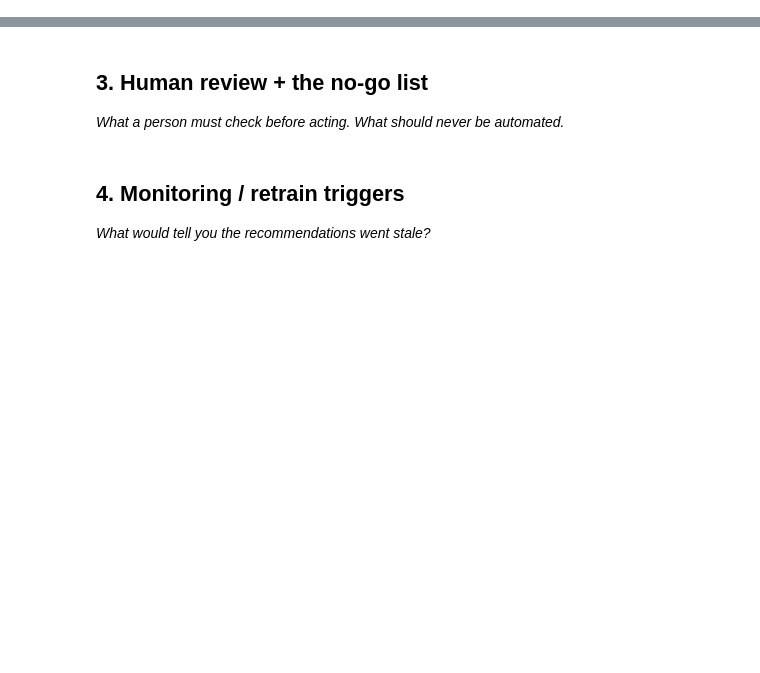
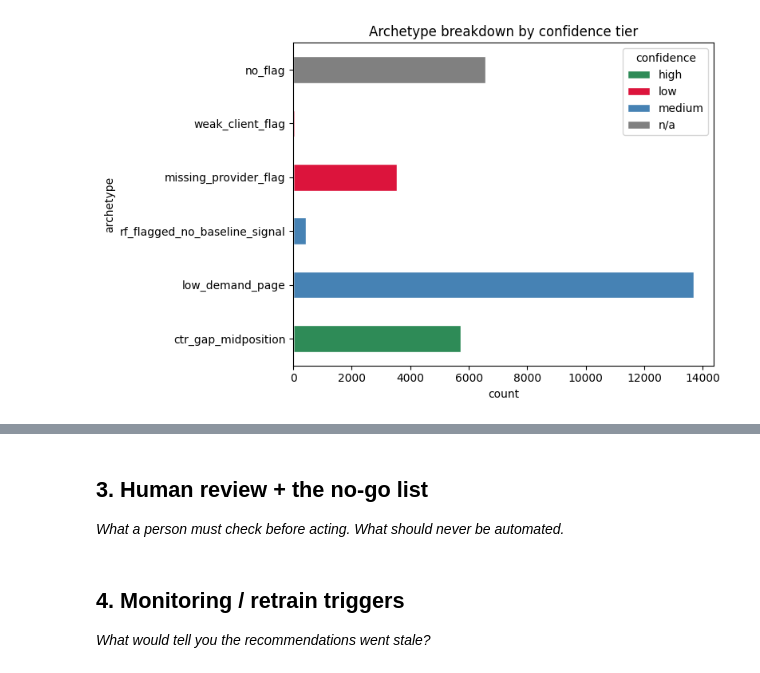
Before and after one commit to whozahm3d/flyrank-ml-internship, a Jupyter notebook: work/notebooks/w07_action_playbook.ipynb, the cells around one changed output, grey strips where cells are left out. Drawn from its saved outputs; the diff is of its cells as text; code cells hidden in the pictures; blank space fills up the shorter version.

```diff
--- a/work/notebooks/w07_action_playbook.ipynb
+++ b/work/notebooks/w07_action_playbook.ipynb
@@ -19,0 +174,10 @@ This skeleton is yours to fill. Work the sections **in order** — each one has
+# %%
+# --- Rank + archetype / action / confidence assignment ---
+# Precedence, deliberately: weak-spot conditions (client, missing position data,
+# missing provider) are checked BEFORE the clean baseline archetypes, because they're
+# about how much to trust the row at all, not a competing reason for the flag.
+df_ranked = df.sort_values("rf_proba", ascending=False).reset_index(drop=True)
+df_ranked["rank"] = df_ranked.index + 1
+df_ranked["in_top_k"] = df_ranked["rank"] <= K
+
+WEAK_CLIENT = "client_8527a891e2"
@@ -19,0 +331,16 @@ This skeleton is yours to fill. Work the sections **in order** — each one has
+# %%
+# Viz 2: archetype x confidence, stacked
+fig, ax = plt.subplots(figsize=(8, 5))
+ct = pd.crosstab(df_ranked["archetype"], df_ranked["confidence"])
+ct = ct.reindex(["ctr_gap_midposition", "low_demand_page", "rf_flagged_no_baseline_signal",
+                  "missing_provider_flag", "weak_client_flag", "no_flag"])
+ct.plot(kind="barh", stacked=True, ax=ax, edgecolor="white",
+        color={"high": "seagreen", "medium": "steelblue", "low": "crimson", "n/a": "gray"})
+ax.set_xlabel("count")
+ax.set_title("Archetype breakdown by confidence tier")
+ax.legend(title="confidence")
+plt.tight_layout()
+plt.savefig("work/outputs/w07_archetype_by_confidence.png", dpi=150)
+plt.show()
+# %% [output]
+[figure, added]
```
Also changed, not shown: parts of 38 cells of this notebook.
